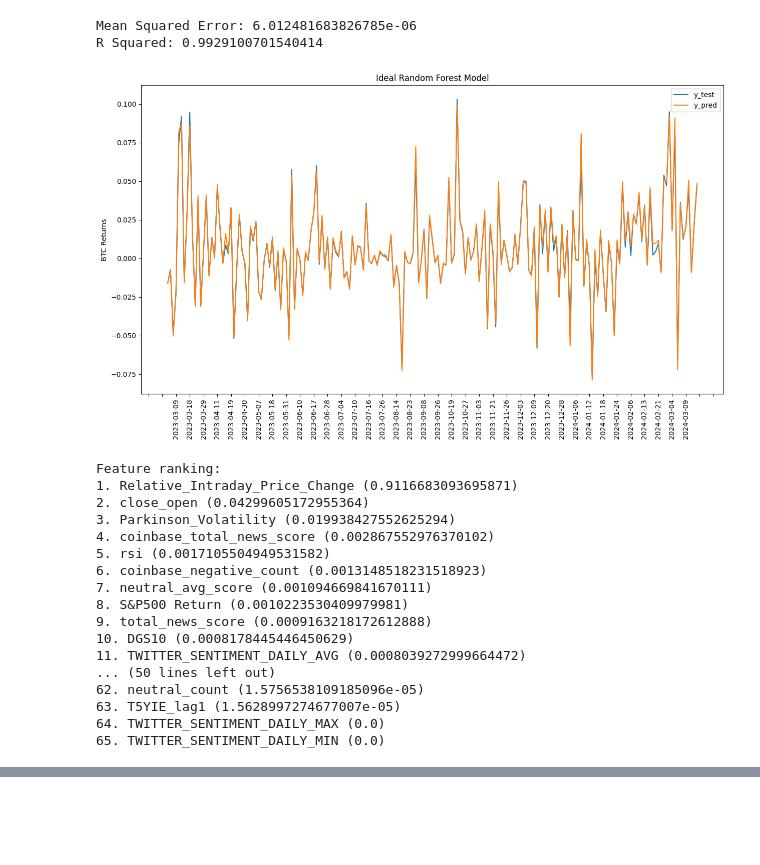
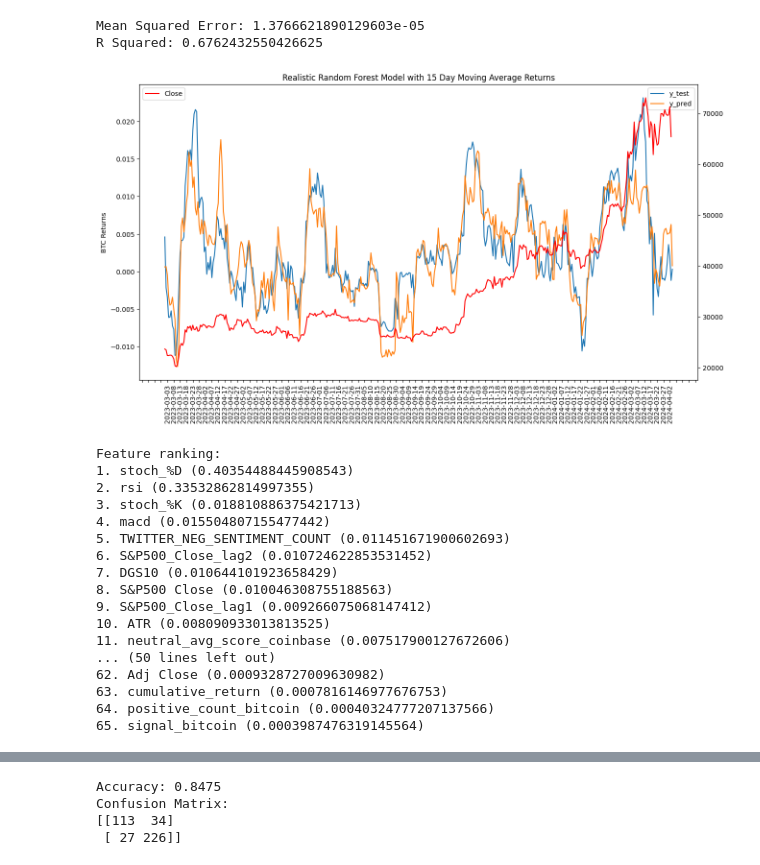
Before and after one commit to nogibjj/Flamingo-ML, a Jupyter notebook: Data_Merging/data_puller.ipynb, the cells around one changed output, grey strips where cells are left out. Drawn from its saved outputs; the diff is of its cells as text; code cells hidden in the pictures; blank space fills up the shorter version.

Commit message:
report models

```diff
--- a/Data_Merging/data_puller.ipynb
+++ b/Data_Merging/data_puller.ipynb
@@ -323,7 +814,11 @@ strong multicollinearity or other numerical problems.
 # %%
 # random forest model
 from sklearn.ensemble import RandomForestRegressor
+from sklearn.metrics import mean_squared_error
+import joblib
 import numpy as np
+import matplotlib.pyplot as plt
+import matplotlib.dates as mdates
 
 # fit model
 model = RandomForestRegressor()
@@ -332,8 +827,6 @@ data = data.dropna(subset=["Daily Return"])
 
 X = data.drop(columns=["Daily Return"])
 
-# drop signal column
-X = X.drop(columns=["signal"])
 
 y = data["Daily Return"]
 
@@ -372,51 +865,57 @@ results.to_csv("../Modeling/models/ideal_RF/results_random_forest.csv")
 plt.plot(results["y_test"], label="y_test")
 plt.plot(results["y_pred"], label="y_pred")
 
 plt.legend()
-plt.title("Ideal Random Forest Model")
+plt.title("Realistic Random Forest Model with 15 Day Moving Average Returns")
 plt.xticks(rotation=90)
 plt.gcf().set_size_inches(15, 8)
 # Set x-axis major ticks to occur every 300 days.
 plt.gca().xaxis.set_major_locator(mdates.DayLocator(interval=5))
 plt.ylabel("BTC Returns")
+# plot the close price on the same graph on the right axis
+plt.twinx()
+plt.plot(X_test["Close"].shift(-1), color="red", label="Close")
+plt.legend(loc="upper left")
+
 
 plt.show()
 
 # feature importance
 importances = model.feature_importances_
 indices = np.argsort(importances)[::-1]
 
 # Print the feature ranking
 print("Feature ranking:")
 for f in range(X.shape[1]):
     print(f"{f + 1}. {X.columns[indices[f]]} ({importances[indices[f]]})")
 
 # Plot the feature importances of the forest
 plt.figure()
 plt.title("Feature importances")
 plt.bar(range(X.shape[1]), importances[indices], align="center")
 plt.xticks(range(X.shape[1]), np.array(X.columns)[indices], rotation=90)
 plt.xlim([-1, X.shape[1]])
 plt.gcf().set_size_inches(15, 8)
+
 plt.show()
 # %% [output]
-Mean Squared Error: 6.012481683826785e-06
-R Squared: 0.9929100701540414
+Mean Squared Error: 1.3766621890129603e-05
+R Squared: 0.6762432550426625
-[figure, old version]
+[figure, new version]
 Feature ranking:
-1. Relative_Intraday_Price_Change (0.9116683093695871)
-2. close_open (0.04299605172955364)
-3. Parkinson_Volatility (0.019938427552625294)
-4. coinbase_total_news_score (0.002867552976370102)
-5. rsi (0.0017105504949531582)
-6. coinbase_negative_count (0.0013148518231518923)
-7. neutral_avg_score (0.001094669841670111)
-8. S&P500 Return (0.0010223530409979981)
-9. total_news_score (0.0009163218172612888)
-10. DGS10 (0.0008178445446450629)
-11. TWITTER_SENTIMENT_DAILY_AVG (0.0008039272999664472)
+1. stoch_%D (0.40354488445908543)
+2. rsi (0.33532862814997355)
+3. stoch_%K (0.018810886375421713)
+4. macd (0.015504807155477442)
+5. TWITTER_NEG_SENTIMENT_COUNT (0.011451671900602693)
+6. S&P500_Close_lag2 (0.010724622853531452)
+7. DGS10 (0.010644101923658429)
+8. S&P500 Close (0.010046308755188563)
+9. S&P500_Close_lag1 (0.009266075068147412)
+10. ATR (0.008090933013813525)
+11. neutral_avg_score_coinbase (0.007517900127672606)
 ... (50 lines left out)
-62. neutral_count (1.5756538109185096e-05)
-63. T5YIE_lag1 (1.5628997274677007e-05)
-64. TWITTER_SENTIMENT_DAILY_MAX (0.0)
-65. TWITTER_SENTIMENT_DAILY_MIN (0.0)
+62. Adj Close (0.0009328727009630982)
+63. cumulative_return (0.0007816146977676753)
+64. positive_count_bitcoin (0.00040324777207137566)
+65. signal_bitcoin (0.0003987476319145564)
@@ -423,0 +923,17 @@ Feature ranking:
+# %%
+# if prediction is greater than 0
+results["direction_pred"] = np.where(results["y_pred"] > 0, 1, 0)
+results["direction_test"] = np.where(results["y_test"] > 0, 1, 0)
+
+# calculate accuracy
+accuracy = accuracy_score(results["direction_test"], results["direction_pred"])
+print(f"Accuracy: {accuracy}")
+
+# confusion matrix
+conf_matrix = confusion_matrix(results["direction_test"], results["direction_pred"])
+print(f"Confusion Matrix: \n{conf_matrix}")
+# %% [output]
+Accuracy: 0.8475
+Confusion Matrix:
+[[113  34]
+ [ 27 226]]
```
Also changed, not shown: parts of 36 cells of this notebook, 8 other files.
